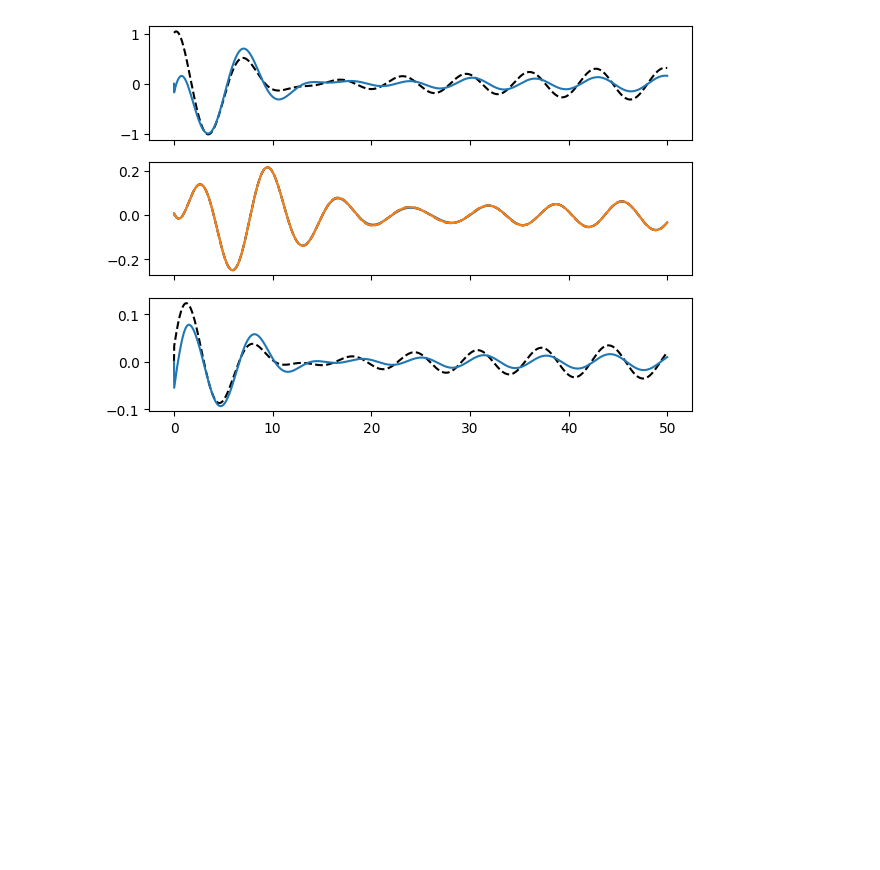
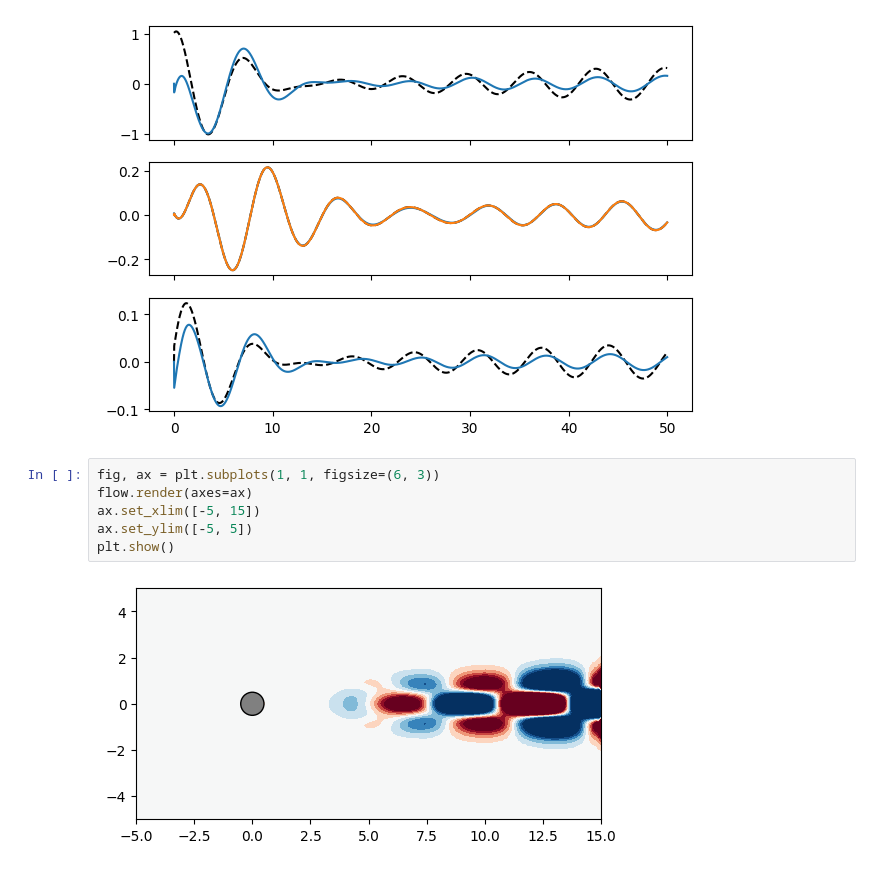
Before and after one commit to dynamicslab/hydrogym, a Jupyter notebook: examples/cylinder/model_reduction/bpod.ipynb, the cells around one changed output. Cells and saved outputs as stored; diff of their text form; blank space fills up the shorter version.

```diff
--- a/examples/cylinder/model_reduction/bpod.ipynb
+++ b/examples/cylinder/model_reduction/bpod.ipynb
@@ -708,3 +688,11 @@ ax[2].plot(t, u)
 plt.show()
 # %% [output]
 [figure]
+# %%
+fig, ax = plt.subplots(1, 1, figsize=(6, 3))
+flow.render(axes=ax)
+ax.set_xlim([-5, 15])
+ax.set_ylim([-5, 5])
+plt.show()
+# %% [output]
+[figure, added]
```
Also changed, not shown: parts of 8 cells of this notebook, 1 other file.
